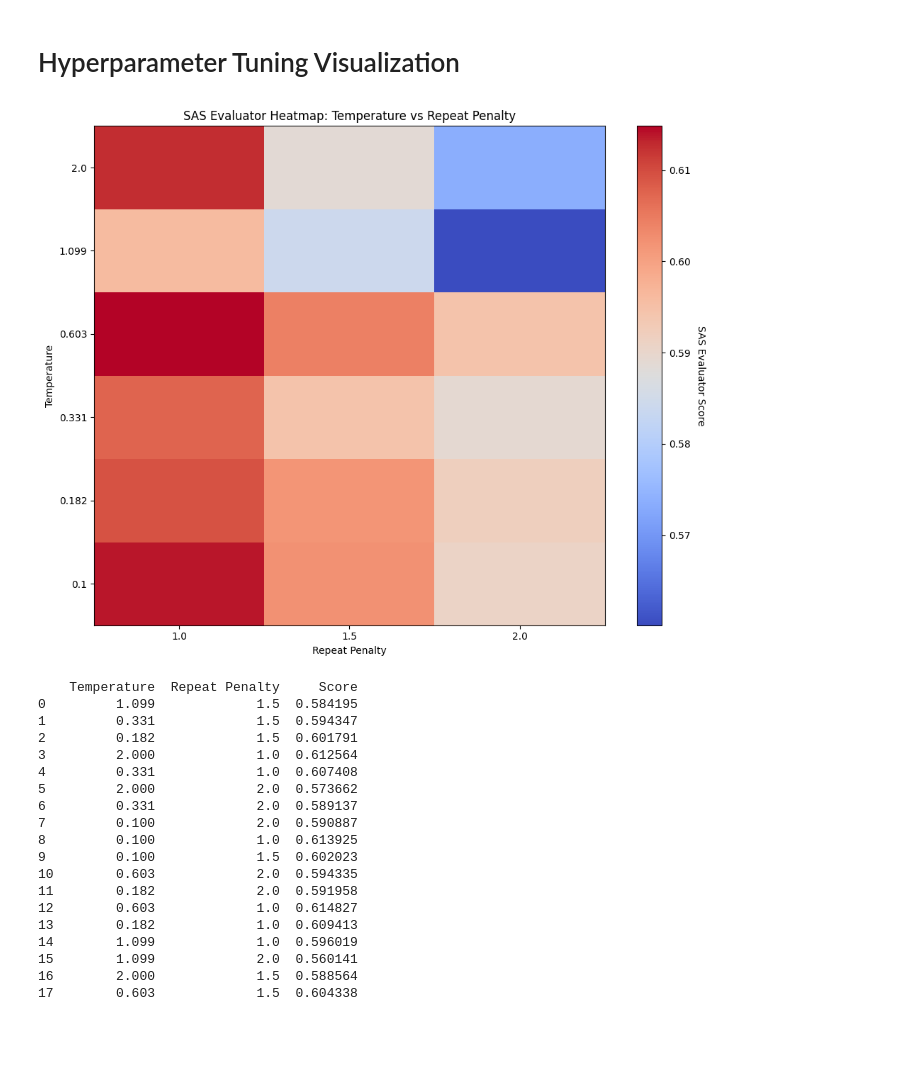
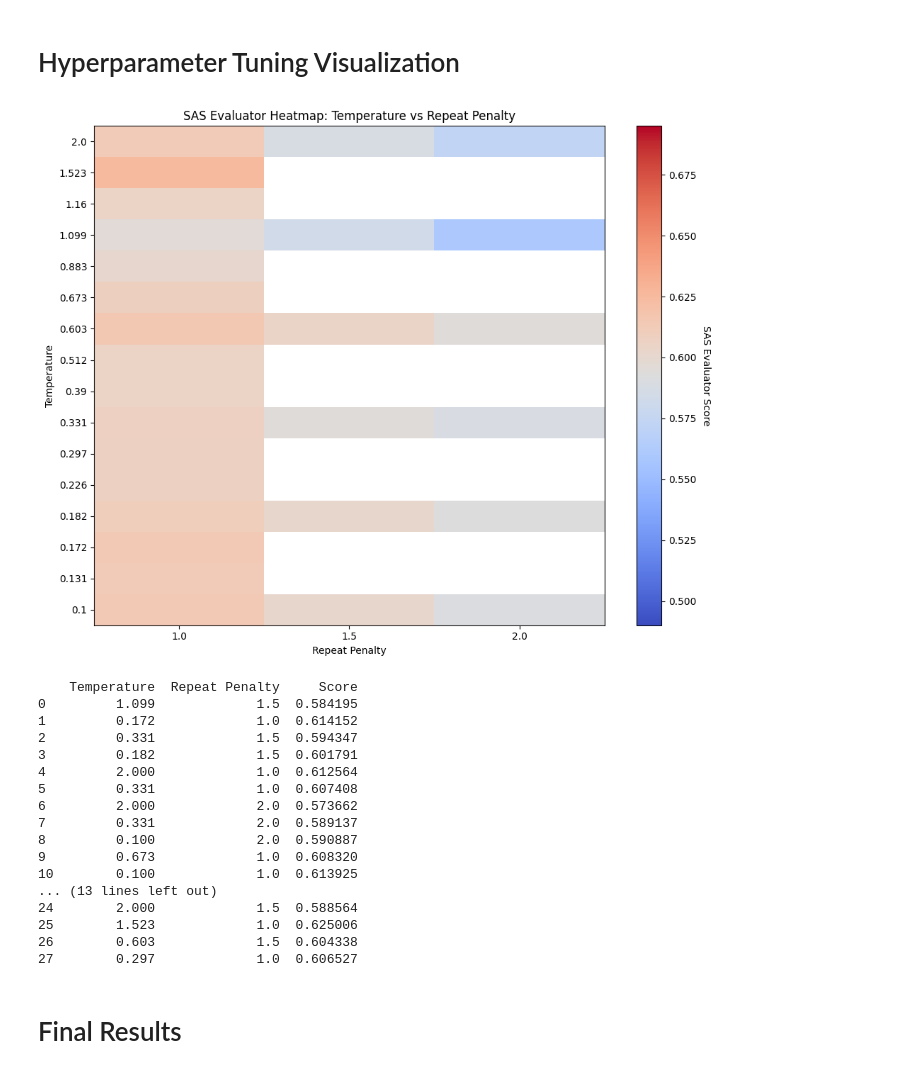
Before and after one commit to mategyerek/Capstone-RAG-project, a Jupyter notebook: Data Analysis Notebook.ipynb, the cells around one changed output. Saved outputs shown, nothing was run; the diff lists cells and outputs as text; code cells hidden in the pictures; blank space fills up the shorter version.

```diff
--- a/Data Analysis Notebook.ipynb
+++ b/Data Analysis Notebook.ipynb
@@ -371,7 +375,7 @@ plot_stacked_benchmark_results(better_results, worse_results, pattern, 'SAS Eval
 # %% [markdown]
 ### plot_temperature_vs_penalty(): Plots a heatmap to visualize the relationship between temperature, repeat penalty, and the evaluation score.
 # %%
-def plot_temperature_vs_penalty(results: Dict[str, float], metric_name: str = 'SAS Evaluator') -> None:
+def plot_temperature_vs_penalty(results: Dict[str, float], metric_name: str = 'SAS Evaluator', color_range = None) -> None:
     """
     Plots a heatmap to visualize the relationship between temperature, repeat penalty, and the evaluation score.
 
@@ -415,7 +419,14 @@ def plot_temperature_vs_penalty(results: Dict[str, float], metric_name: str = 'S
 
     # Plotting
     plt.figure(figsize=(10, 8))
-    heatmap = plt.imshow(pivot_data, cmap='coolwarm', aspect='auto', origin='lower')
+    heatmap = plt.imshow(
+        pivot_data,
+        cmap='coolwarm',
+        aspect='auto',
+        origin='lower',
+        vmin=color_range[0] if color_range else None,  # Min value for color scale
+        vmax=color_range[1] if color_range else None  # Max value for color scale
+    )
 
     # Add color bar and labels
     cbar = plt.colorbar(heatmap)
@@ -541,30 +591,32 @@ plt.show()
 # %% [markdown]
 # Hyperparameter Tuning Visualization
 # %%
-folder_path = 'results'
+folder_path = 'results_temp_rp_optimization'
 evaluators = 'sas_evaluator'
 
 results = highest_eval(folder_path, evaluators)
-
-plot_temperature_vs_penalty(results, metric_name='SAS Evaluator')
+min_val = min(results.values()) - 0.07
+max_val = max(results.values()) + 0.07
+# Try with one color
+plot_temperature_vs_penalty(results, metric_name='SAS Evaluator', color_range = (min_val, max_val))
 # %% [output]
-[figure, old version]
+[figure, new version]
     Temperature  Repeat Penalty     Score
 0         1.099             1.5  0.584195
-1         0.331             1.5  0.594347
-2         0.182             1.5  0.601791
-3         2.000             1.0  0.612564
-4         0.331             1.0  0.607408
-5         2.000             2.0  0.573662
-6         0.331             2.0  0.589137
-7         0.100             2.0  0.590887
-8         0.100             1.0  0.613925
-9         0.100             1.5  0.602023
-10        0.603             2.0  0.594335
-11        0.182             2.0  0.591958
-12        0.603             1.0  0.614827
-13        0.182             1.0  0.609413
-14        1.099             1.0  0.596019
-15        1.099             2.0  0.560141
-16        2.000             1.5  0.588564
-17        0.603             1.5  0.604338
+1         0.172             1.0  0.614152
+2         0.331             1.5  0.594347
+3         0.182             1.5  0.601791
+4         2.000             1.0  0.612564
+5         0.331             1.0  0.607408
+6         2.000             2.0  0.573662
+7         0.331             2.0  0.589137
+8         0.100             2.0  0.590887
+9         0.673             1.0  0.608320
+10        0.100             1.0  0.613925
+... (13 lines left out)
+24        2.000             1.5  0.588564
+25        1.523             1.0  0.625006
+26        0.603             1.5  0.604338
+27        0.297             1.0  0.606527
+# %% [markdown]
+# Final Results
```
Also changed, not shown: parts of 3 cells of this notebook, 8 other files.
